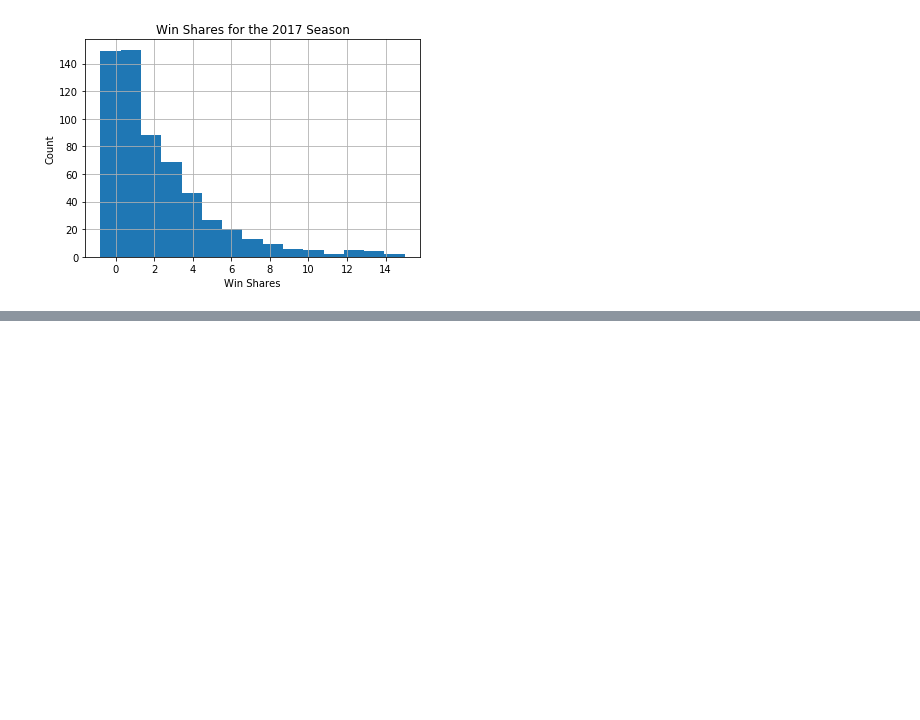
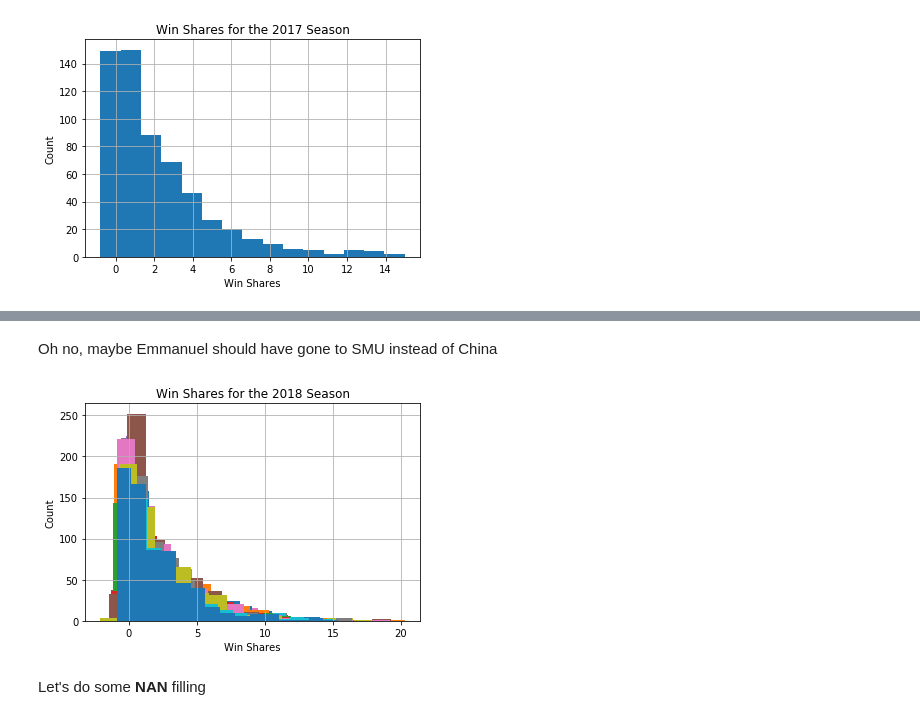
Before and after one commit to KirkAVoss/kv-capstone, a Jupyter notebook: NBAwinshare/notebooks/EDA_and_read_in_functionality.ipynb, the cells around one changed output, grey strips where cells are left out. Saved outputs shown, nothing was run; the diff lists cells and outputs as text; code cells hidden in the pictures; blank space fills up the shorter version.

```diff
--- a/NBAwinshare/notebooks/EDA_and_read_in_functionality.ipynb
+++ b/NBAwinshare/notebooks/EDA_and_read_in_functionality.ipynb
@@ -446,0 +484,9 @@ plot_histogram(advanced, 'WS', 2017, bins=15, xlabel = "Win Shares")
+# %% [markdown]
+Oh no, maybe Emmanuel should have gone to SMU instead of China
+# %%
+for season in seasons:
+    plot_histogram(advanced, 'WS', season, bins=15, xlabel = "Win Shares", alpha = .02)
+# %% [output]
+[figure, added]
+# %% [markdown]
+Let's do some **NAN** filling
```
Also changed, not shown: parts of 30 cells of this notebook, 1 other file.
